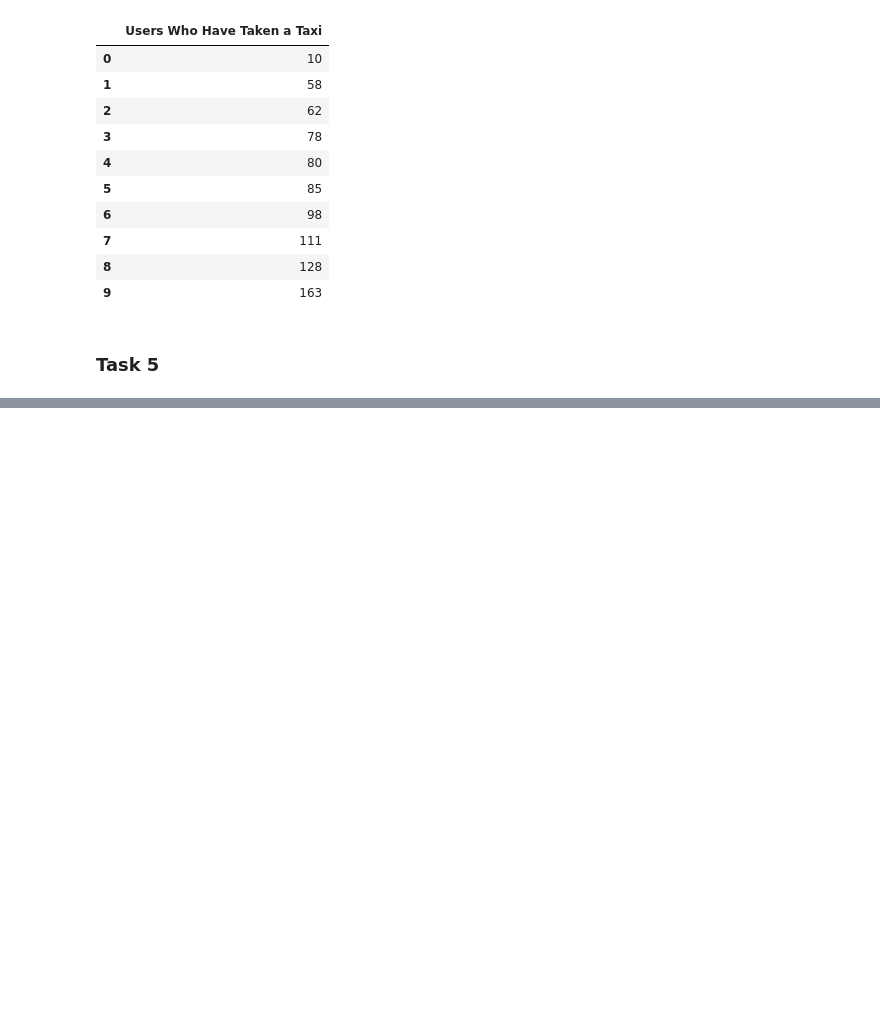
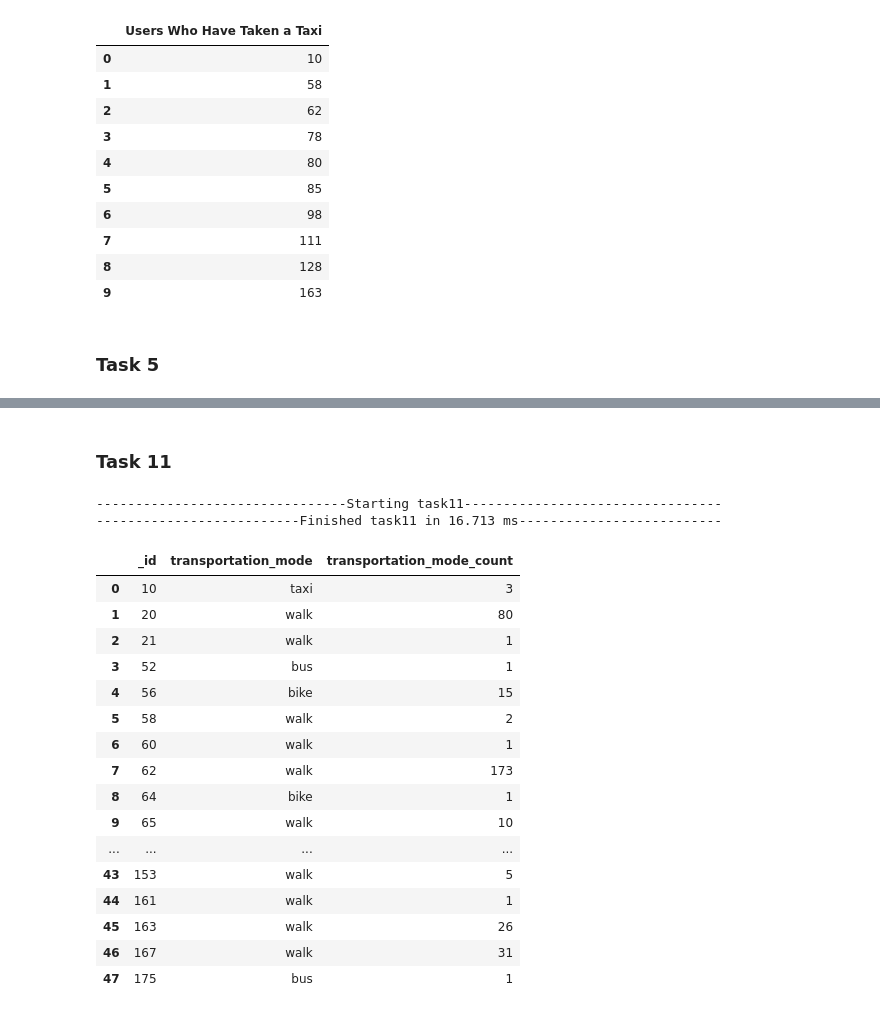
Before and after one commit to larwaa/large-distributed-data, a Jupyter notebook: src/mongodb/task_notebook.ipynb, the cells around one changed output, grey strips where cells are left out. Saved outputs shown, nothing was run; the diff lists cells and outputs as text; code cells hidden in the pictures; blank space fills up the shorter version.

Commit message:
:sparkles: feat(task-11): add task 11

```diff
--- a/src/mongodb/task_notebook.ipynb
+++ b/src/mongodb/task_notebook.ipynb
@@ -156,3 +153,28 @@ t5
 | 7 | train | 2 |
 | 8 | boat | 1 |
 | 9 | run | 1 |
+# %% [markdown]
+### Task 11
+# %%
+t11 = task.task11()
+t11
+# %% [output]
+--------------------------------Starting task11---------------------------------
+--------------------------Finished task11 in 16.713 ms--------------------------
+|  | _id | transportation_mode | transportation_mode_count |
+| 0 | 10 | taxi | 3 |
+| 1 | 20 | walk | 80 |
+| 2 | 21 | walk | 1 |
+| 3 | 52 | bus | 1 |
+| 4 | 56 | bike | 15 |
+| 5 | 58 | walk | 2 |
+| 6 | 60 | walk | 1 |
+| 7 | 62 | walk | 173 |
+| 8 | 64 | bike | 1 |
+| 9 | 65 | walk | 10 |
+| ... | ... | ... | ... |
+| 43 | 153 | walk | 5 |
+| 44 | 161 | walk | 1 |
+| 45 | 163 | walk | 26 |
+| 46 | 167 | walk | 31 |
+| 47 | 175 | bus | 1 |
```
Also changed, not shown: parts of 7 cells of this notebook, 1 other file.
